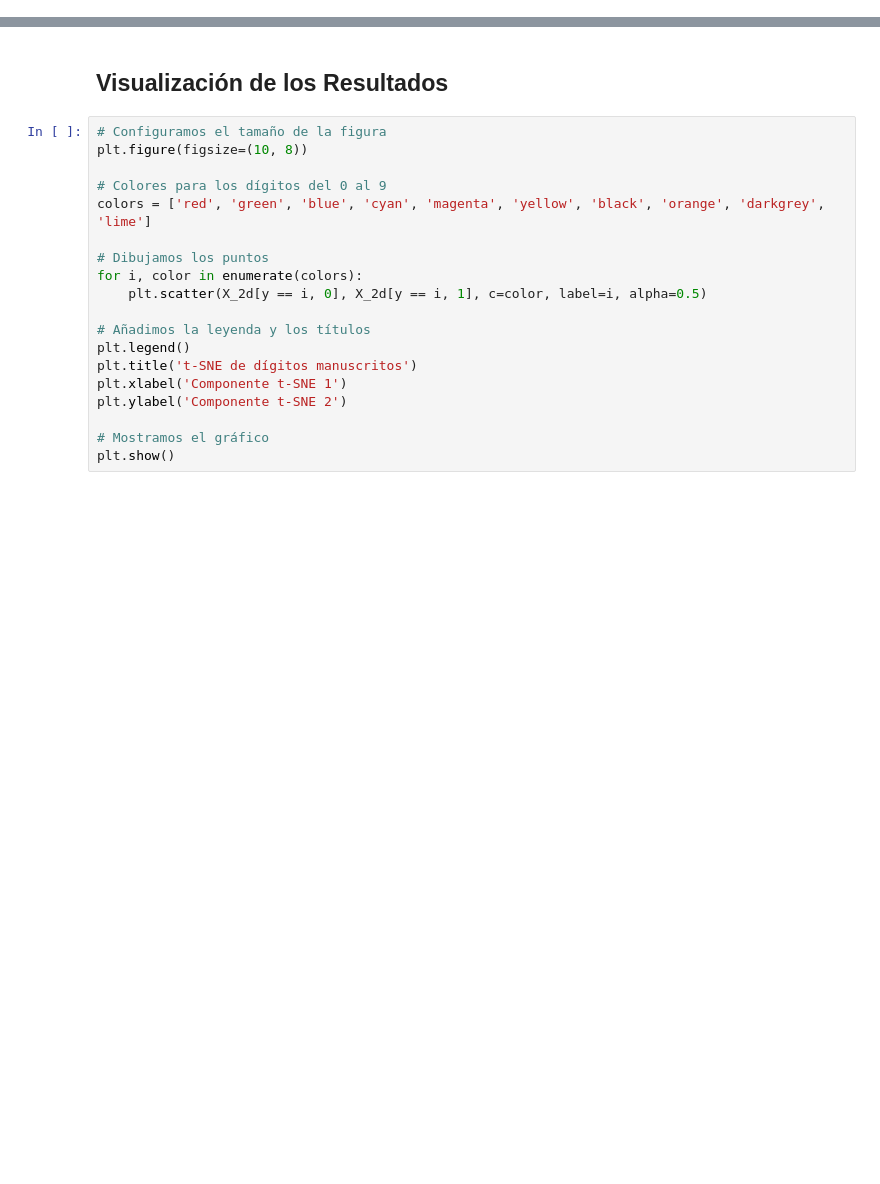
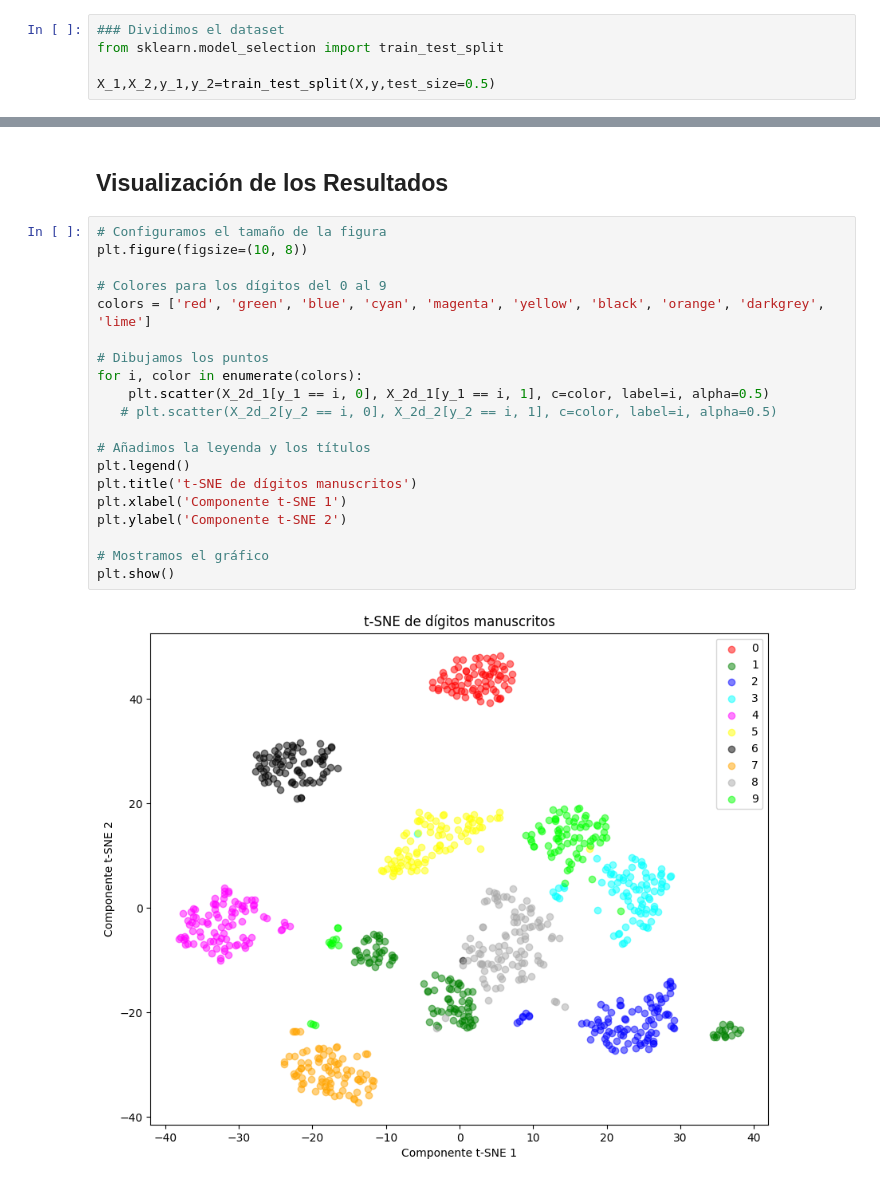
Before and after one commit to srodriguezc91/Proyecto_final_ML_V1, a Jupyter notebook: Código/tSNE_Digitos_Manuscritos.ipynb, the cells around one changed output, grey strips where cells are left out. Saved outputs shown, nothing was run; the diff lists cells and outputs as text; blank space fills up the shorter version.

```diff
--- a/Código/tSNE_Digitos_Manuscritos.ipynb
+++ b/Código/tSNE_Digitos_Manuscritos.ipynb
@@ -24,0 +49,5 @@ print(f"Dimensiones de las etiquetas: {y.shape}")
+# %%
+### Dividimos el dataset
+from sklearn.model_selection import train_test_split
+
+X_1,X_2,y_1,y_2=train_test_split(X,y,test_size=0.5)
@@ -35,19 +109,22 @@ X_2d = tsne.fit_transform(X)
 # %%
 # Configuramos el tamaño de la figura
 plt.figure(figsize=(10, 8))
 
 # Colores para los dígitos del 0 al 9
 colors = ['red', 'green', 'blue', 'cyan', 'magenta', 'yellow', 'black', 'orange', 'darkgrey', 'lime']
 
 # Dibujamos los puntos
 for i, color in enumerate(colors):
-    plt.scatter(X_2d[y == i, 0], X_2d[y == i, 1], c=color, label=i, alpha=0.5)
+    plt.scatter(X_2d_1[y_1 == i, 0], X_2d_1[y_1 == i, 1], c=color, label=i, alpha=0.5)
+   # plt.scatter(X_2d_2[y_2 == i, 0], X_2d_2[y_2 == i, 1], c=color, label=i, alpha=0.5)
 
 # Añadimos la leyenda y los títulos
 plt.legend()
 plt.title('t-SNE de dígitos manuscritos')
 plt.xlabel('Componente t-SNE 1')
 plt.ylabel('Componente t-SNE 2')
 
 # Mostramos el gráfico
 plt.show()
+# %% [output]
+[figure, added]
```
Also changed, not shown: parts of 6 cells of this notebook, 5 other files.
